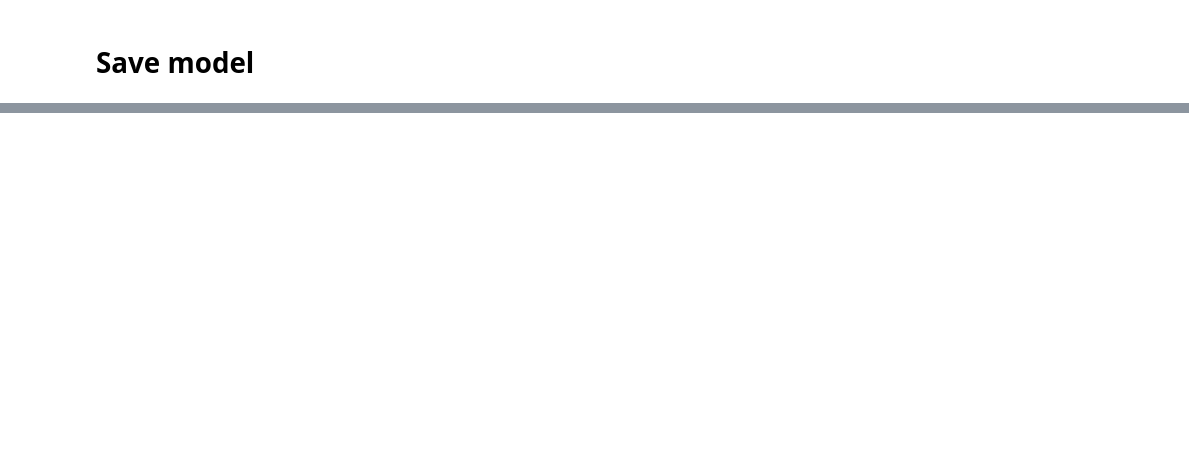
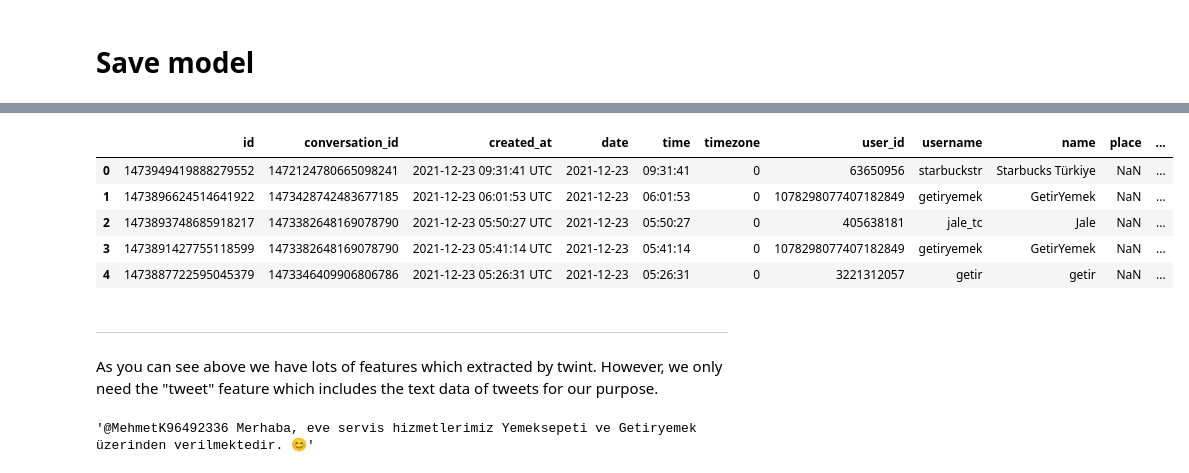
Before and after one commit to tanyelai/sentiment-analysis-for-yemeksepeti-reviews, a Jupyter notebook: yemeksepeti-sentiment-analysis.ipynb, the cells around one changed output, grey strips where cells are left out. Cells and saved outputs as stored; diff of their text form; code cells hidden in the pictures; blank space fills up the shorter version.

Commit message:
Kaggle Notebook | Yemeksepeti Sentiment Analysis |

```diff
--- a/yemeksepeti-sentiment-analysis.ipynb
+++ b/yemeksepeti-sentiment-analysis.ipynb
@@ -765,0 +792,19 @@ for j in range (0,9):
+# %%
+crawled_data = pd.read_csv("GetirYemek_tweet_data.csv")
+#crawled_data = pd.read_json("yemeksepeti_v1.json", lines=True)
+crawled_data.head()
+# %% [output]
+|  | id | conversation_id | created_at | date | time | timezone | user_id | username | name | place | ... |
+| 0 | 1473949419888279552 | 1472124780665098241 | 2021-12-23 09:31:41 UTC | 2021-12-23 | 09:31:41 | 0 | 63650956 | starbuckstr | Starbucks Türkiye | NaN | ... |
+| 1 | 1473896624514641922 | 1473428742483677185 | 2021-12-23 06:01:53 UTC | 2021-12-23 | 06:01:53 | 0 | 1078298077407182849 | getiryemek | GetirYemek | NaN | ... |
+| 2 | 1473893748685918217 | 1473382648169078790 | 2021-12-23 05:50:27 UTC | 2021-12-23 | 05:50:27 | 0 | 405638181 | jale_tc | Jale | NaN | ... |
+| 3 | 1473891427755118599 | 1473382648169078790 | 2021-12-23 05:41:14 UTC | 2021-12-23 | 05:41:14 | 0 | 1078298077407182849 | getiryemek | GetirYemek | NaN | ... |
+| 4 | 1473887722595045379 | 1473346409906806786 | 2021-12-23 05:26:31 UTC | 2021-12-23 | 05:26:31 | 0 | 3221312057 | getir | getir | NaN | ... |
+# %% [markdown]
+_____
+As you can see above we have lots of features which extracted by twint. However, we only need the "tweet" feature which includes the text data of tweets for our purpose.
+# %%
+pd.options.display.max_columns=36
+crawled_data["tweet"][0]
+# %% [output]
+'@MehmetK96492336 Merhaba, eve servis hizmetlerimiz Yemeksepeti ve Getiryemek üzerinden verilmektedir. 😊'
```
Also changed, not shown: parts of 68 cells of this notebook.
